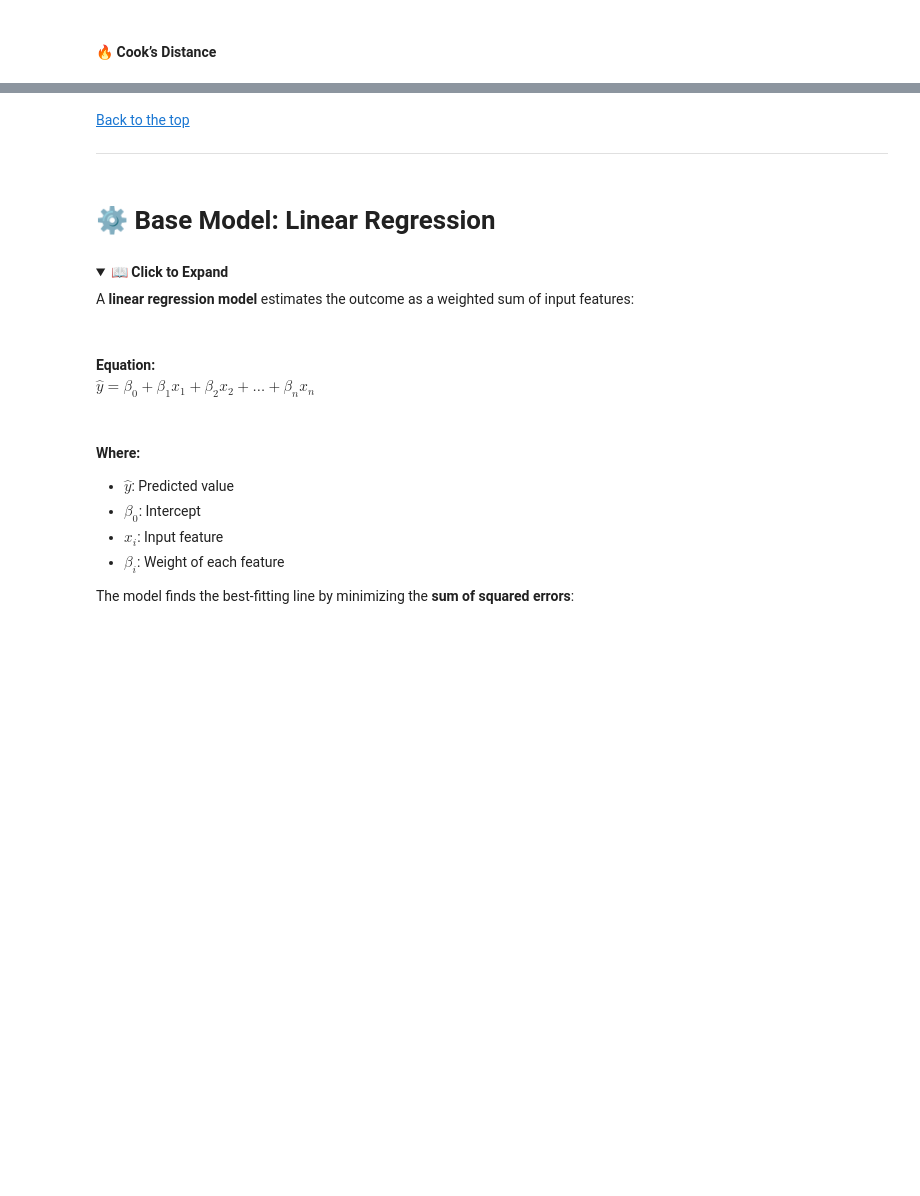
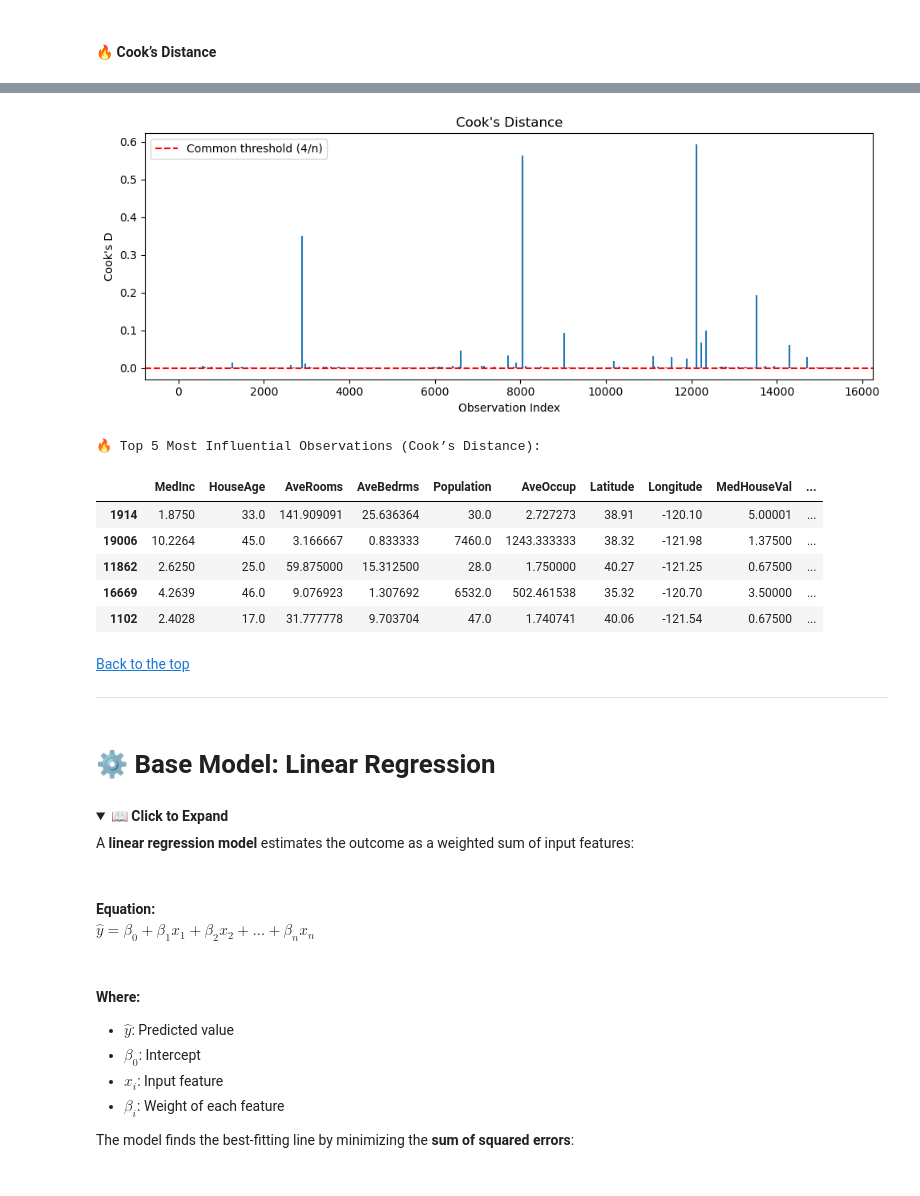
Before and after one commit to ashrithssreddy/ml-toolkit, a Jupyter notebook: Supervised_Learning/regression.ipynb, the cells around one changed output, grey strips where cells are left out. Saved outputs shown, nothing was run; the diff lists cells and outputs as text; code cells hidden in the pictures; folded sections open; blank space fills up the shorter version.

```diff
--- a/Supervised_Learning/regression.ipynb
+++ b/Supervised_Learning/regression.ipynb
@@ -328,3 +525,46 @@ ___
+# %%
+import statsmodels.api as sm
+import matplotlib.pyplot as plt
+import numpy as np
+import pandas as pd
+
+# Add constant and fit OLS model
+X_with_const = sm.add_constant(X_train)
+model = sm.OLS(y_train, X_with_const).fit()
+
+# Compute influence
+influence = model.get_influence()
+cooks_d = influence.cooks_distance[0]  # First element is the array of distances
+
+# Plot Cook's Distance
+plt.figure(figsize=(10, 4))
+plt.stem(np.arange(len(cooks_d)), cooks_d, markerfmt=" ", basefmt=" ")
+plt.axhline(4 / len(X_train), color='red', linestyle='--', label="Common threshold (4/n)")
+plt.title("Cook's Distance")
+plt.xlabel("Observation Index")
+plt.ylabel("Cook's D")
+plt.legend()
+plt.tight_layout()
+plt.show()
+
+# Print top N influential points
+top_n = 5
+top_idx = np.argsort(cooks_d)[-top_n:][::-1]
+cooks_df = X_train.iloc[top_idx].copy()
+cooks_df[y_train.name] = y_train.iloc[top_idx].values
+cooks_df["Cook's D"] = cooks_d[top_idx]
+
+print(f"🔥 Top {top_n} Most Influential Observations (Cook’s Distance):")
+display(cooks_df)
+# %% [output]
+[figure, added]
+🔥 Top 5 Most Influential Observations (Cook’s Distance):
+|  | MedInc | HouseAge | AveRooms | AveBedrms | Population | AveOccup | Latitude | Longitude | MedHouseVal | ... |
+| 1914 | 1.8750 | 33.0 | 141.909091 | 25.636364 | 30.0 | 2.727273 | 38.91 | -120.10 | 5.00001 | ... |
+| 19006 | 10.2264 | 45.0 | 3.166667 | 0.833333 | 7460.0 | 1243.333333 | 38.32 | -121.98 | 1.37500 | ... |
+| 11862 | 2.6250 | 25.0 | 59.875000 | 15.312500 | 28.0 | 1.750000 | 40.27 | -121.25 | 0.67500 | ... |
+| 16669 | 4.2639 | 46.0 | 9.076923 | 1.307692 | 6532.0 | 502.461538 | 35.32 | -120.70 | 3.50000 | ... |
+| 1102 | 2.4028 | 17.0 | 31.777778 | 9.703704 | 47.0 | 1.740741 | 40.06 | -121.54 | 0.67500 | ... |
 # %% [markdown]
 [Back to the top](#table-of-contents)
 ___
```
Also changed, not shown: parts of 22 cells of this notebook.
